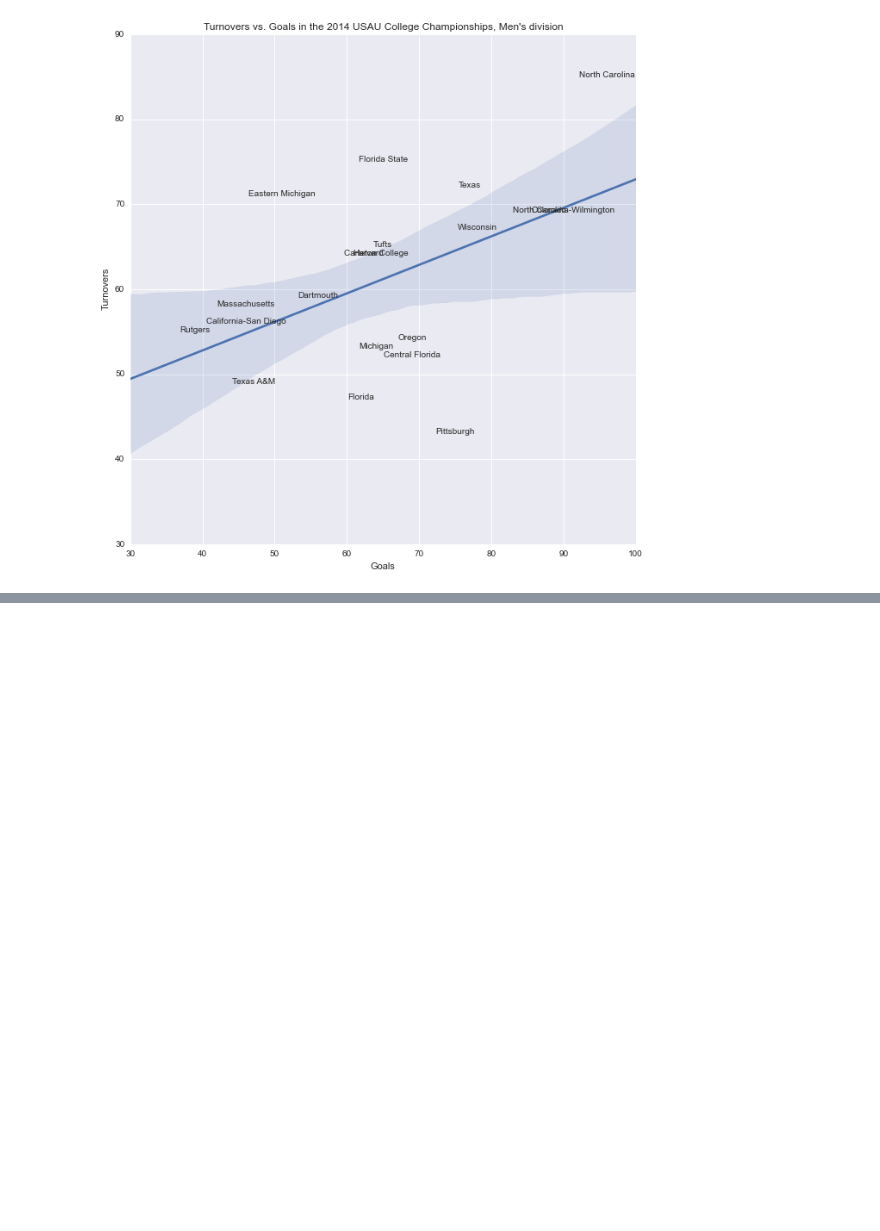
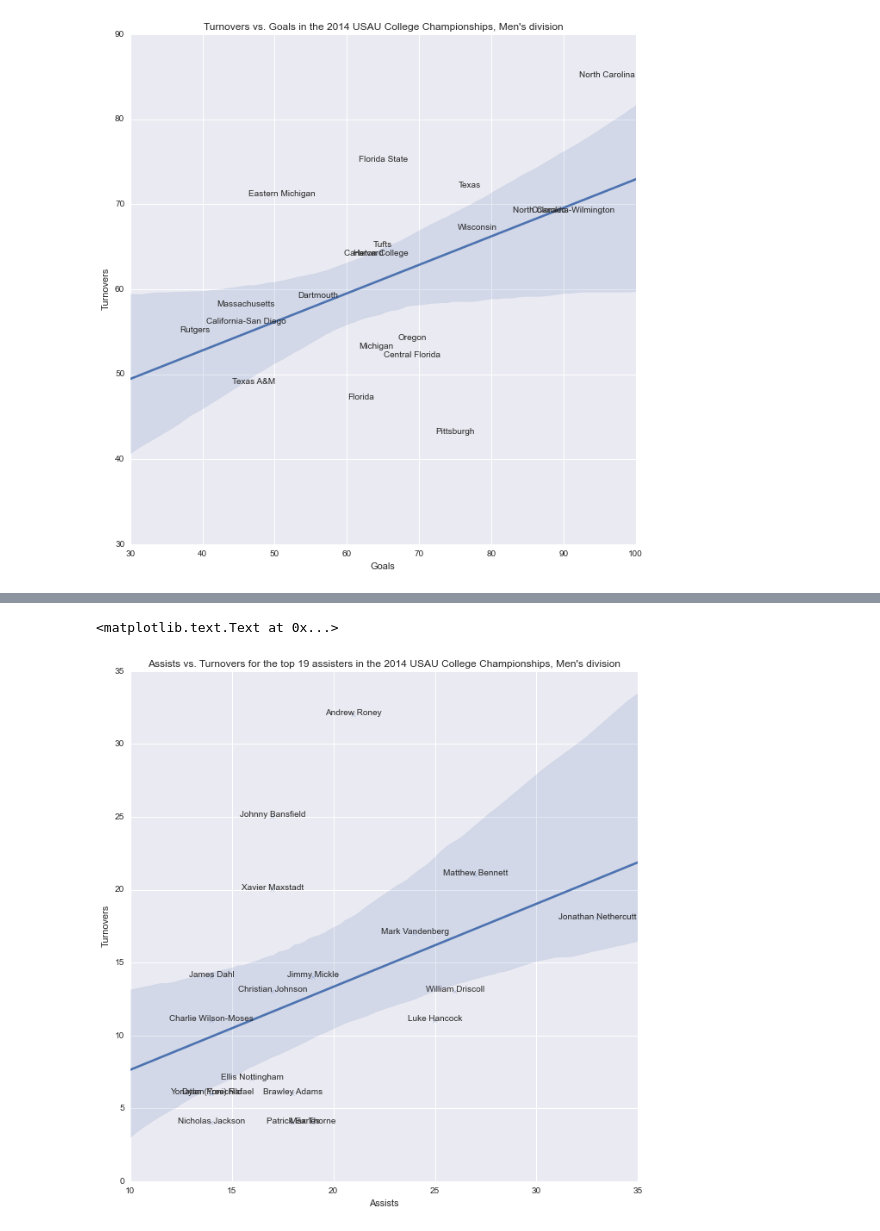
Before and after one commit to llimllib/2014collegechamps, a Jupyter notebook: Mens Stats.ipynb, the cells around one changed output, grey strips where cells are left out. Saved outputs shown, nothing was run; the diff lists cells and outputs as text; code cells hidden in the pictures; blank space fills up the shorter version.

```diff
--- a/Mens Stats.ipynb
+++ b/Mens Stats.ipynb
@@ -167,0 +193,11 @@ ax.set_title("Turnovers vs. Goals in the 2014 USAU College Championships, Men's
+# %%
+g = sns.lmplot("assists", "turns", top_assisters, scatter_kws={"marker":"x"}, size=9)
+ax = g.axes[0][0]
+for name, stats in top_assisters.iterrows():
+    ax.annotate(name, xy=(stats["assists"], stats["turns"]), horizontalalignment='center')
+ax.set_xlabel("Assists")
+ax.set_ylabel("Turnovers")
+ax.set_title("Assists vs. Turnovers for the top 19 assisters in the 2014 USAU College Championships, Men's division")
+# %% [output]
+<matplotlib.text.Text at 0x...>
+[figure, added]
```
Also changed, not shown: parts of 1 cell of this notebook, 1 other file.
